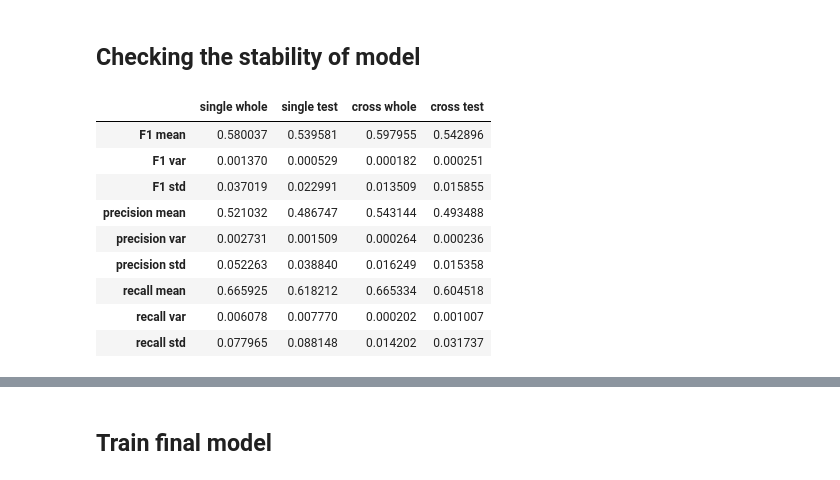
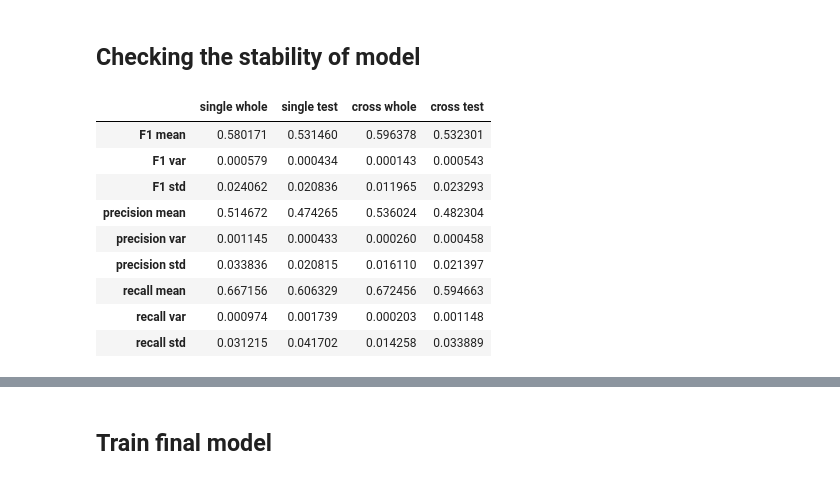
Before and after one commit to j2cry/gb_ds1_real_predict, a Jupyter notebook: MirzoianPeter_solution.ipynb, the cells around one changed output, grey strips where cells are left out. Cells and saved outputs as stored; diff of their text form; code cells hidden in the pictures.

```diff
--- a/MirzoianPeter_solution.ipynb
+++ b/MirzoianPeter_solution.ipynb
@@ -1088,20 +1085,20 @@ hparams = {'learning_rate': 0.075,
 ## Checking the stability of model
 # %%
 # проверка устойчивости модели на разных сплитах: D -> 0, чем ниже дисперсия, тем стабильнее модель
-# это минут 5-7, поэтому закомментировал
-validation(count=20,
+# это занимает минут 5-7
+validation(count=10,
            mode='both',
            model_rs=986,      # random_state для обучения модели
            **base_params,
            **hparams)
 # %% [output]
 |  | single whole | single test | cross whole | cross test |
-| F1 mean | 0.580037 | 0.539581 | 0.597955 | 0.542896 |
-| F1 var | 0.001370 | 0.000529 | 0.000182 | 0.000251 |
-| F1 std | 0.037019 | 0.022991 | 0.013509 | 0.015855 |
-| precision mean | 0.521032 | 0.486747 | 0.543144 | 0.493488 |
-| precision var | 0.002731 | 0.001509 | 0.000264 | 0.000236 |
-| precision std | 0.052263 | 0.038840 | 0.016249 | 0.015358 |
-| recall mean | 0.665925 | 0.618212 | 0.665334 | 0.604518 |
-| recall var | 0.006078 | 0.007770 | 0.000202 | 0.001007 |
-| recall std | 0.077965 | 0.088148 | 0.014202 | 0.031737 |
+| F1 mean | 0.580171 | 0.531460 | 0.596378 | 0.532301 |
+| F1 var | 0.000579 | 0.000434 | 0.000143 | 0.000543 |
+| F1 std | 0.024062 | 0.020836 | 0.011965 | 0.023293 |
+| precision mean | 0.514672 | 0.474265 | 0.536024 | 0.482304 |
+| precision var | 0.001145 | 0.000433 | 0.000260 | 0.000458 |
+| precision std | 0.033836 | 0.020815 | 0.016110 | 0.021397 |
+| recall mean | 0.667156 | 0.606329 | 0.672456 | 0.594663 |
+| recall var | 0.000974 | 0.001739 | 0.000203 | 0.001148 |
+| recall std | 0.031215 | 0.041702 | 0.014258 | 0.033889 |
```
Also changed, not shown: parts of 7 cells of this notebook.
